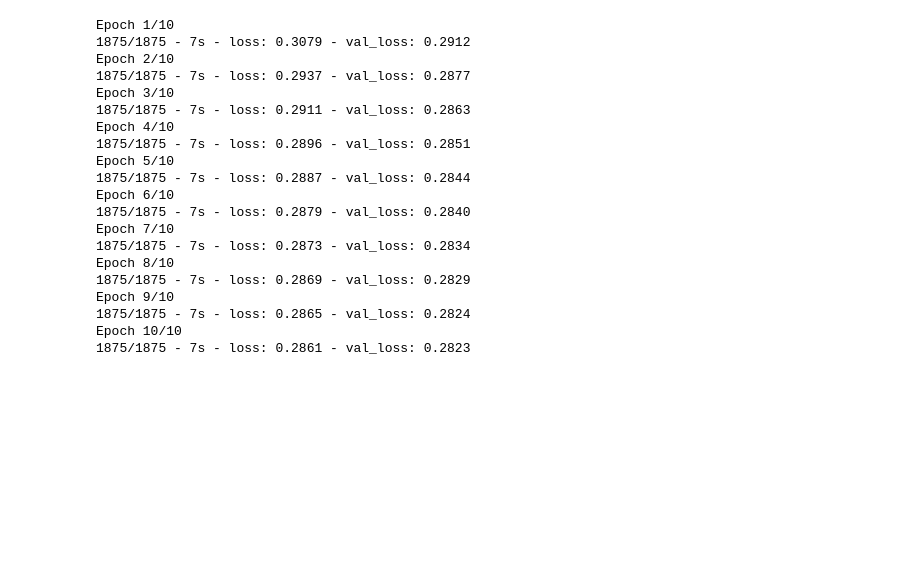
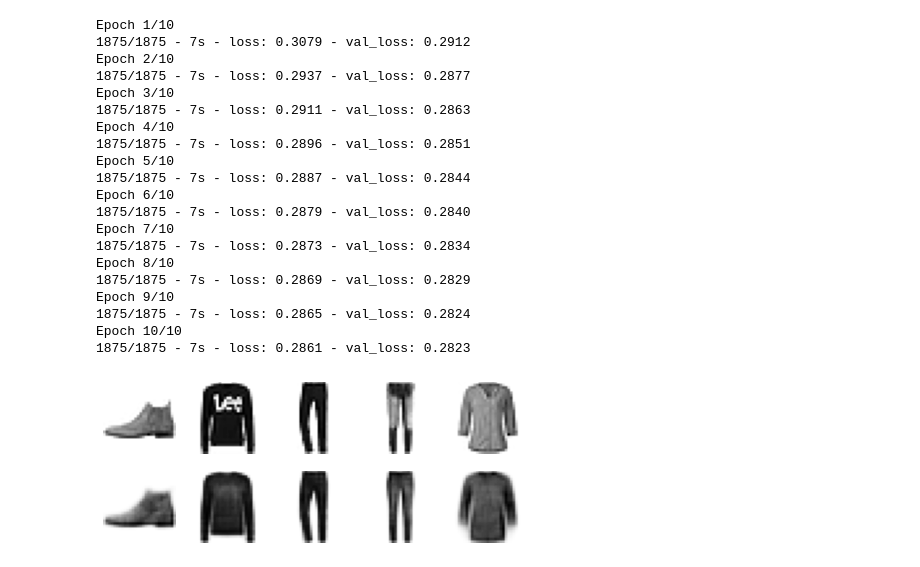
Before and after one commit to sailajak2003/fashion_minst, a Jupyter notebook: fashion_minst_autoencoder.ipynb, the cells around one changed output. Cells and saved outputs as stored; diff of their text form; code cells hidden in the pictures; blank space fills up the shorter version.

```diff
--- a/fashion_minst_autoencoder.ipynb
+++ b/fashion_minst_autoencoder.ipynb
@@ -148,3 +148,7 @@ Epoch 9/10
 1875/1875 - 7s - loss: 0.2865 - val_loss: 0.2824
 Epoch 10/10
 1875/1875 - 7s - loss: 0.2861 - val_loss: 0.2823
+# %%
+show_reconstuctions(AE2,5)
+# %% [output]
+[figure, added]
```
